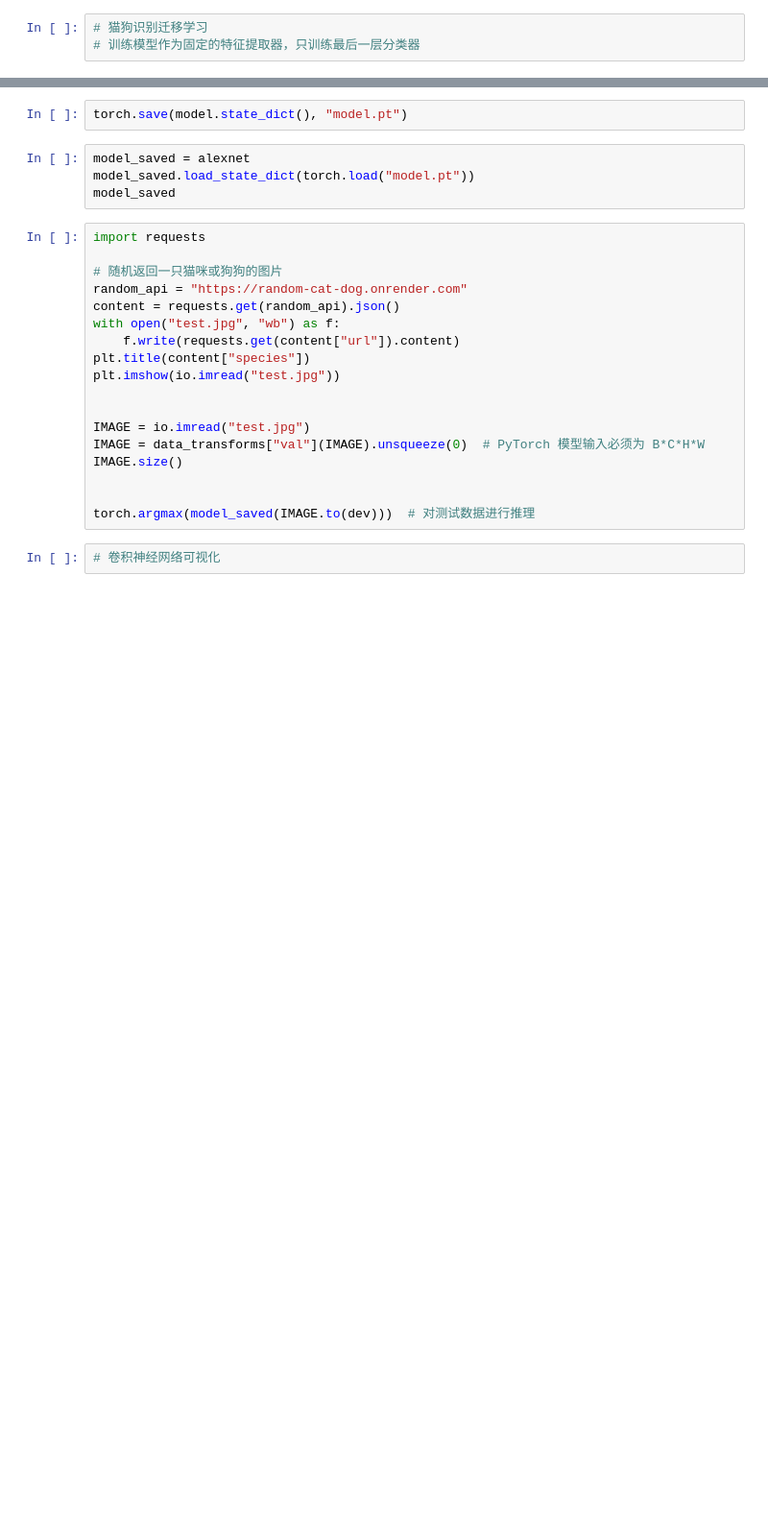
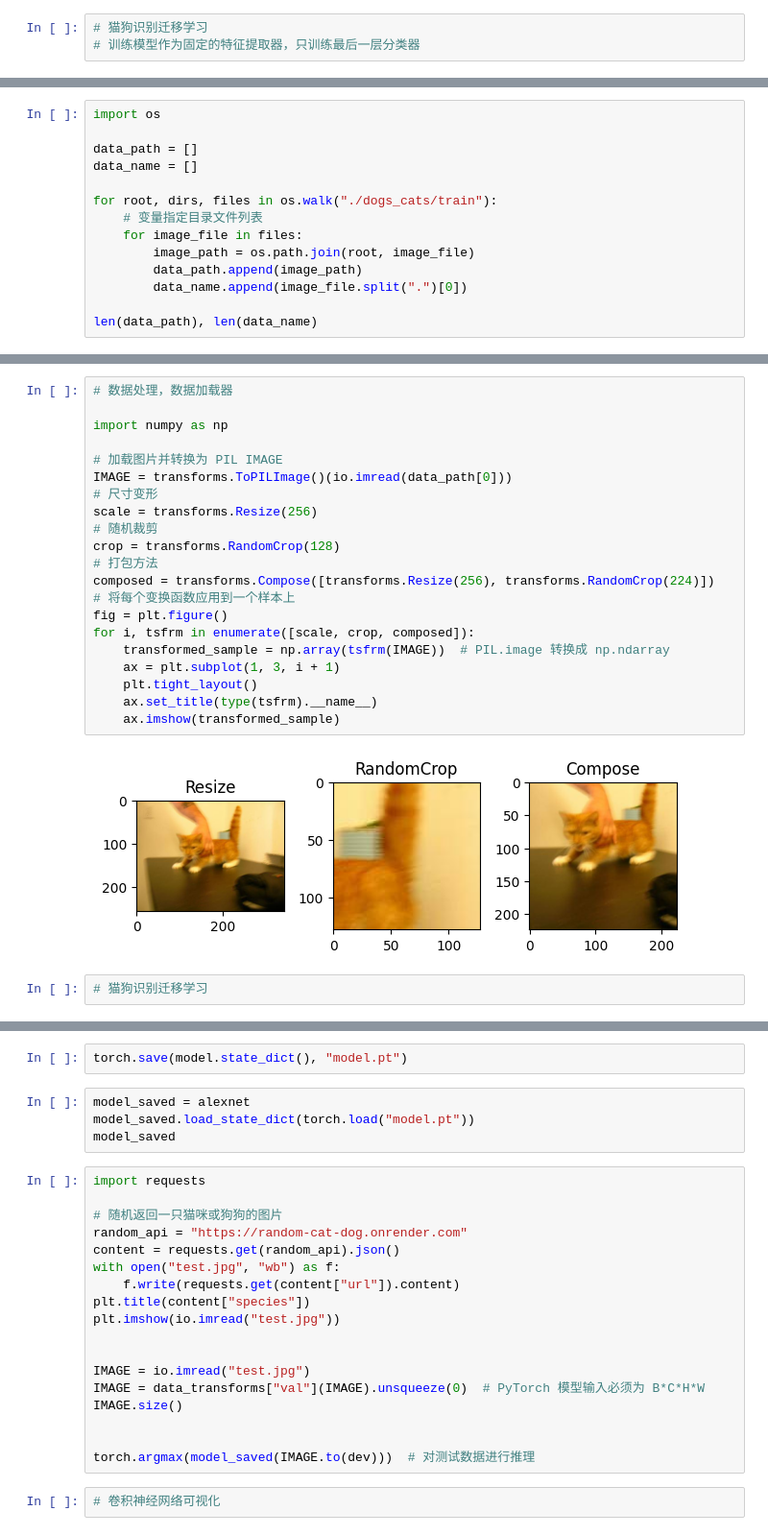
Before and after one commit to rquanx/ml-study, a Jupyter notebook: code/7.第七章/7-2.图像分类原理与实践.ipynb, the cells around one changed output, grey strips where cells are left out. Shown at 96% size. Saved outputs shown, nothing was run; the diff lists cells and outputs as text; blank space fills up the shorter version.

```diff
--- a/code/7.第七章/7-2.图像分类原理与实践.ipynb
+++ b/code/7.第七章/7-2.图像分类原理与实践.ipynb
@@ -3,0 +9,14 @@
+# %%
+import os
+
+data_path = []
+data_name = []
+
+for root, dirs, files in os.walk("./dogs_cats/train"):
+    # 变量指定目录文件列表
+    for image_file in files:
+        image_path = os.path.join(root, image_file)
+        data_path.append(image_path)
+        data_name.append(image_file.split(".")[0])
+
+len(data_path), len(data_name)
@@ -4 +65,26 @@
+# %%
+# 数据处理，数据加载器
+
+import numpy as np
+
+# 加载图片并转换为 PIL IMAGE
+IMAGE = transforms.ToPILImage()(io.imread(data_path[0]))
+# 尺寸变形
+scale = transforms.Resize(256)
+# 随机裁剪
+crop = transforms.RandomCrop(128)
+# 打包方法
+composed = transforms.Compose([transforms.Resize(256), transforms.RandomCrop(224)])
+# 将每个变换函数应用到一个样本上
+fig = plt.figure()
+for i, tsfrm in enumerate([scale, crop, composed]):
+    transformed_sample = np.array(tsfrm(IMAGE))  # PIL.image 转换成 np.ndarray
+    ax = plt.subplot(1, 3, i + 1)
+    plt.tight_layout()
+    ax.set_title(type(tsfrm).__name__)
+    ax.imshow(transformed_sample)
+# %% [output]
+[figure, added]
+# %%
+# 猫狗识别迁移学习
 # %%
```
Also changed, not shown: parts of 11 cells of this notebook, 9 other files.
